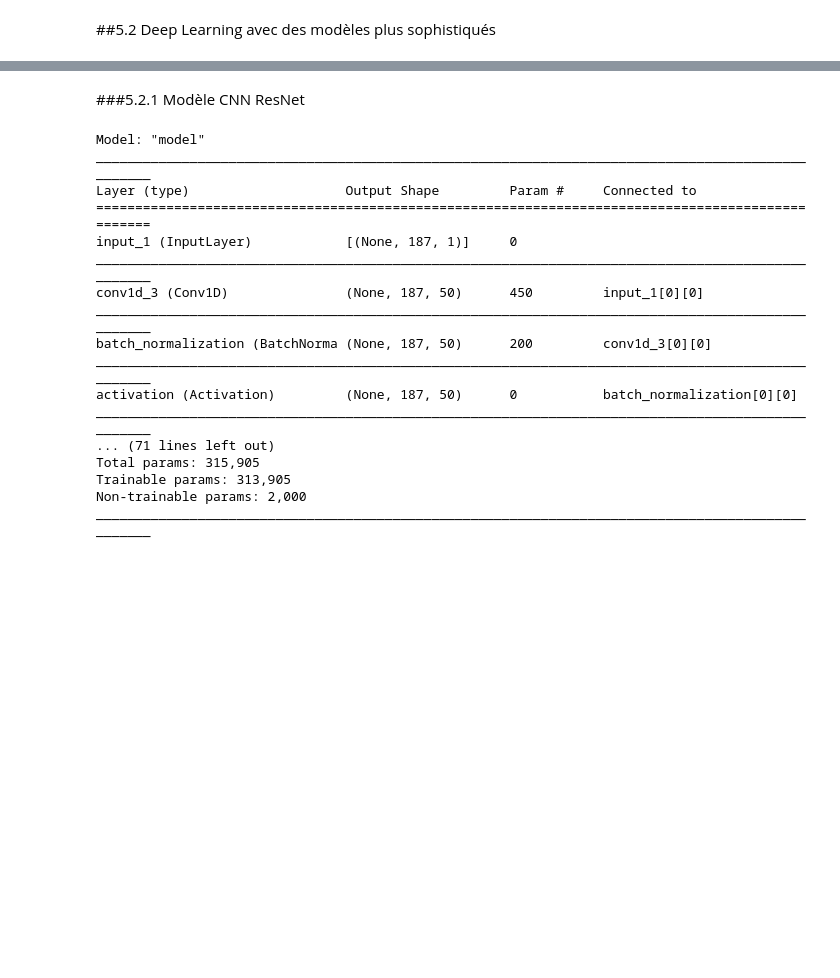
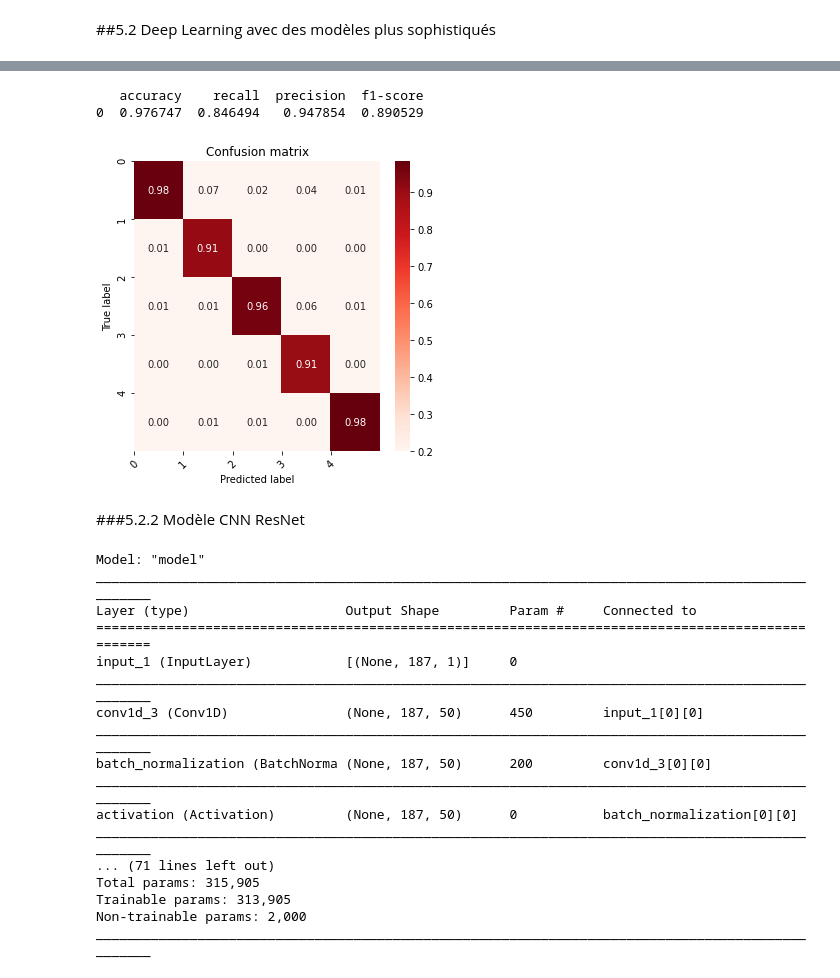
Before and after one commit to Benoitane/Deep-learning, a Jupyter notebook: DL_projet.ipynb, the cells around one changed output, grey strips where cells are left out. Drawn from its saved outputs; the diff is of its cells as text; code cells hidden in the pictures; blank space fills up the shorter version.

```diff
--- a/DL_projet.ipynb
+++ b/DL_projet.ipynb
@@ -370,5 +426,13 @@ plot_confusion_matrix(ytest.argmax(axis=1), ypred.argmax(axis=1), sorted_labels)
+# %%
+ypred = mlp.predict(xtest)
+print(evaluate(ytest.argmax(axis=1), ypred.argmax(axis=1)))
+plot_confusion_matrix(ytest.argmax(axis=1), ypred.argmax(axis=1), sorted_labels)
+# %% [output]
+   accuracy    recall  precision  f1-score
+0  0.976747  0.846494   0.947854  0.890529
+[figure, added]
 # %% [markdown]
-###5.2.1 Modèle CNN ResNet
+###5.2.2 Modèle CNN ResNet
 # %%
 import tensorflow.keras as keras
 import tensorflow as tf
```
Also changed, not shown: parts of 8 cells of this notebook, 25 other files.
